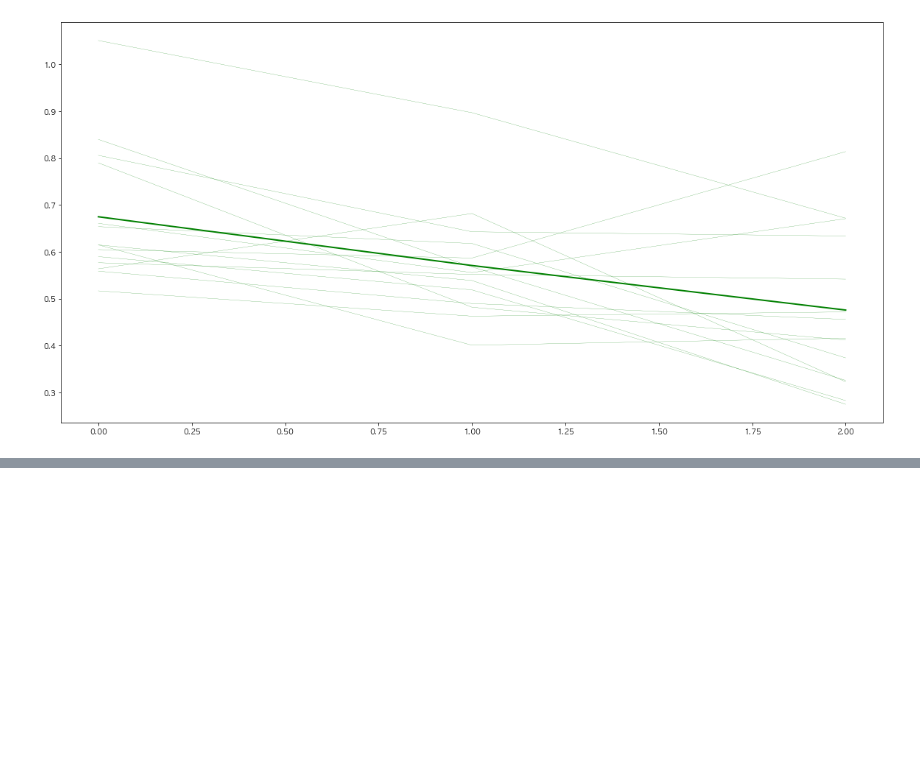
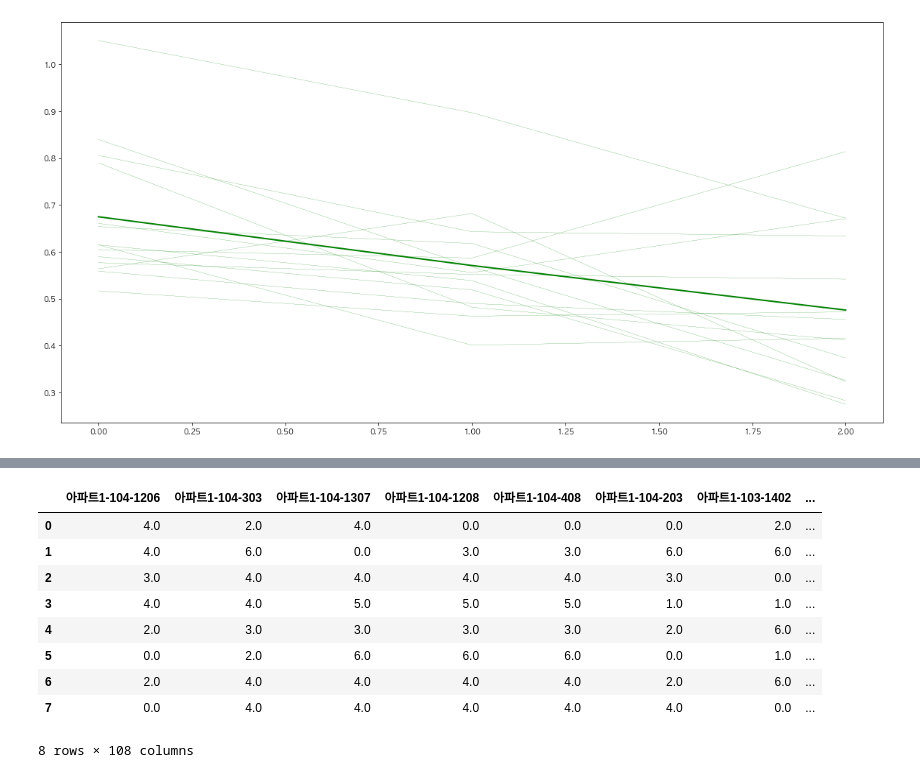
Before and after one commit to formegusto/distribution-by-contribution, a Jupyter notebook: Time Division KMeans.ipynb, the cells around one changed output, grey strips where cells are left out. Drawn from its saved outputs; the diff is of its cells as text; code cells hidden in the pictures; blank space fills up the shorter version.

Commit message:
update : time division kmeans 초안

```diff
--- a/Time Division KMeans.ipynb
+++ b/Time Division KMeans.ipynb
@@ -49,11 +49,3 @@ tdKMeans.init_setting()
 # %% [output]
 init_setting func start
 init_setting func end
-# %%
-size = 3
-division_round = 0
-households_size = len(df.columns)
-total_size = len(df)
-division_size = round(total_size / size)
-
-division_df = [df[_:_ + size] for _ in range(0,total_size, size)]
@@ -114,3 +110,7 @@ array([1., 0., 1., 0., 0., 0., 0., 2., 2., 0., 1., 0., 1., 5., 1., 4., 0.,
        0., 0., 5., 0., 0., 0., 6., 0., 6., 6., 2., 0., 4., 6., 6., 0., 1.,
        6., 4., 1., 5., 4., 0., 0., 5., 6., 1., 6., 6., 1., 5., 6., 5., 1.,
        3., 1., 6., 0., 6., 1.])
+# %%
+prev_clusters = None
+
+print(~(clusters == prev_clusters).all())
@@ -134,6 +136,12 @@ array([[0.136, 0.127, 0.13 ],
        [0.675, 0.571, 0.476],
        [0.367, 0.295, 0.273],
        [0.228, 0.238, 0.23 ]])
+# %%
+# 시간대 기여도 산출
+total_kwh = K_pattern.sum()
+K_kwh = K_pattern.sum(axis=1)
+
+contributions = np.round(K_kwh / total_kwh * 100)
 # %%
 K_pattern.sum(axis=1).argsort()[::-1]
 # %% [output]
@@ -151,3 +159,6 @@ plt.plot(K_pattern[4], color='g', linewidth=2)
 plt.show()
 # %% [output]
 [figure]
+# %%
+households_cluster = pd.DataFrame(columns=df.columns)
+cluster_info = np.array([])
@@ -153,0 +265,13 @@ plt.show()
+# %%
+households_cluster
+# %% [output]
+|  | 아파트1-104-1206 | 아파트1-104-303 | 아파트1-104-1307 | 아파트1-104-1208 | 아파트1-104-408 | 아파트1-104-203 | 아파트1-103-1402 | ... |
+| 0 | 4.0 | 2.0 | 4.0 | 0.0 | 0.0 | 0.0 | 2.0 | ... |
+| 1 | 4.0 | 6.0 | 0.0 | 3.0 | 3.0 | 6.0 | 6.0 | ... |
+| 2 | 3.0 | 4.0 | 4.0 | 4.0 | 4.0 | 3.0 | 0.0 | ... |
+| 3 | 4.0 | 4.0 | 5.0 | 5.0 | 5.0 | 1.0 | 1.0 | ... |
+| 4 | 2.0 | 3.0 | 3.0 | 3.0 | 3.0 | 2.0 | 6.0 | ... |
+| 5 | 0.0 | 2.0 | 6.0 | 6.0 | 6.0 | 0.0 | 1.0 | ... |
+| 6 | 2.0 | 4.0 | 4.0 | 4.0 | 4.0 | 2.0 | 6.0 | ... |
+| 7 | 0.0 | 4.0 | 4.0 | 4.0 | 4.0 | 4.0 | 0.0 | ... |
+8 rows × 108 columns
```
Also changed, not shown: parts of 3 cells of this notebook.
